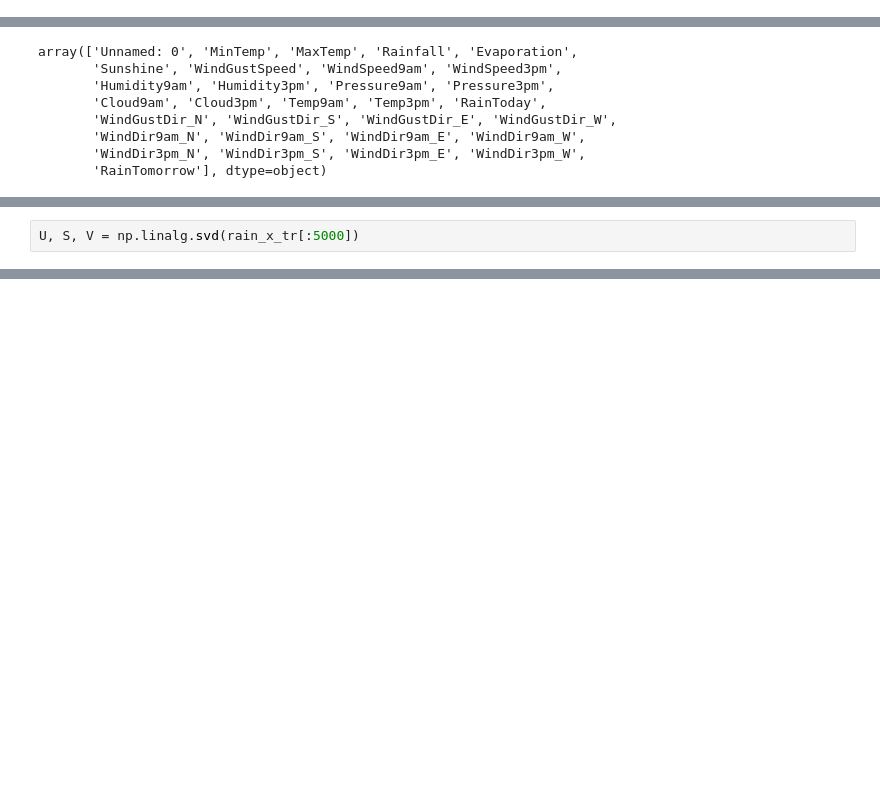
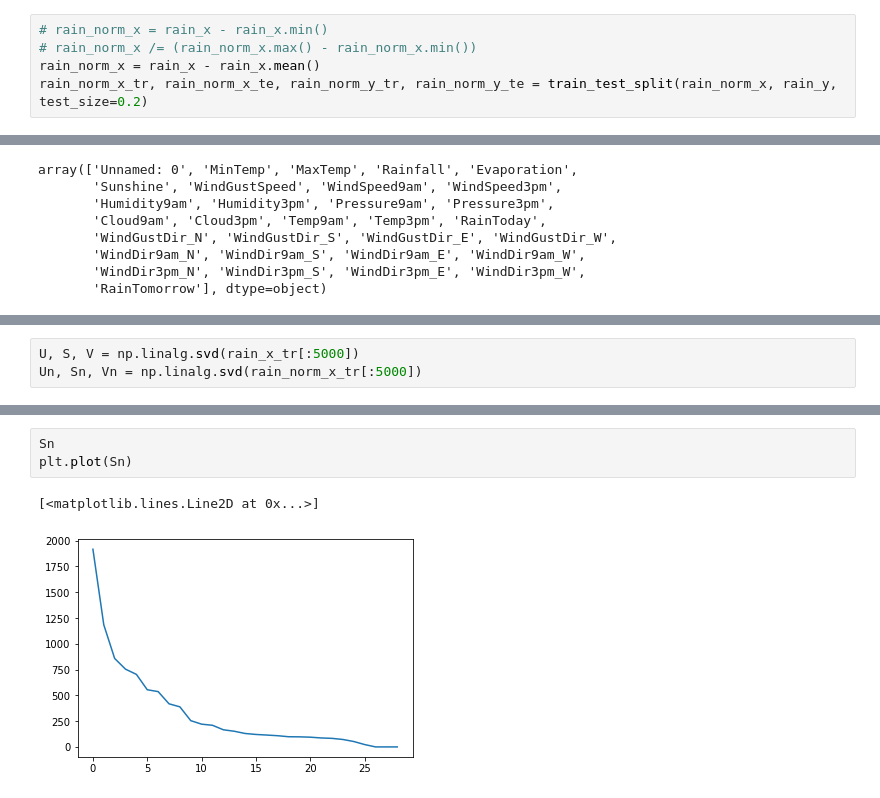
Before and after one commit to win13676/ORIE5741-Project, a Jupyter notebook: Idea_2.ipynb, the cells around one changed output, grey strips where cells are left out. Saved outputs shown, nothing was run; the diff lists cells and outputs as text; blank space fills up the shorter version.

```diff
--- a/Idea_2.ipynb
+++ b/Idea_2.ipynb
@@ -17,3 +21,8 @@ rain_feats = df_rain.columns.values
 rain_x = df_rain[rain_feats[1:-1]]
 rain_y = df_rain[rain_feats[-1]]
 rain_x_tr, rain_x_te, rain_y_tr, rain_y_te = train_test_split(rain_x, rain_y, test_size=0.2)
+# %%
+# rain_norm_x = rain_x - rain_x.min()
+# rain_norm_x /= (rain_norm_x.max() - rain_norm_x.min())
+rain_norm_x = rain_x - rain_x.mean()
+rain_norm_x_tr, rain_norm_x_te, rain_norm_y_tr, rain_norm_y_te = train_test_split(rain_norm_x, rain_y, test_size=0.2)
@@ -46,3 +86,4 @@ rain_x_te_false = rain_x_te[rain_y_te == 0]
 # %%
 U, S, V = np.linalg.svd(rain_x_tr[:5000])
+Un, Sn, Vn = np.linalg.svd(rain_norm_x_tr[:5000])
 # %%
@@ -61,3 +105,9 @@ array([1.01890641e+05, 1.89226240e+03, 1.16673248e+03, 8.28715900e+02,
+# %%
+Sn
+plt.plot(Sn)
+# %% [output]
+[<matplotlib.lines.Line2D at 0x...>]
+[figure, added]
 # %%
 clf = lr(penalty='l2').fit(rain_x_tr, rain_y_tr)
 print(clf.score(rain_x_te, rain_y_te), clf.score(rain_x_te_true, rain_y_te_true), clf.score(rain_x_te_false, rain_y_te_false))
```
Also changed, not shown: parts of 15 cells of this notebook, 2 other files.
